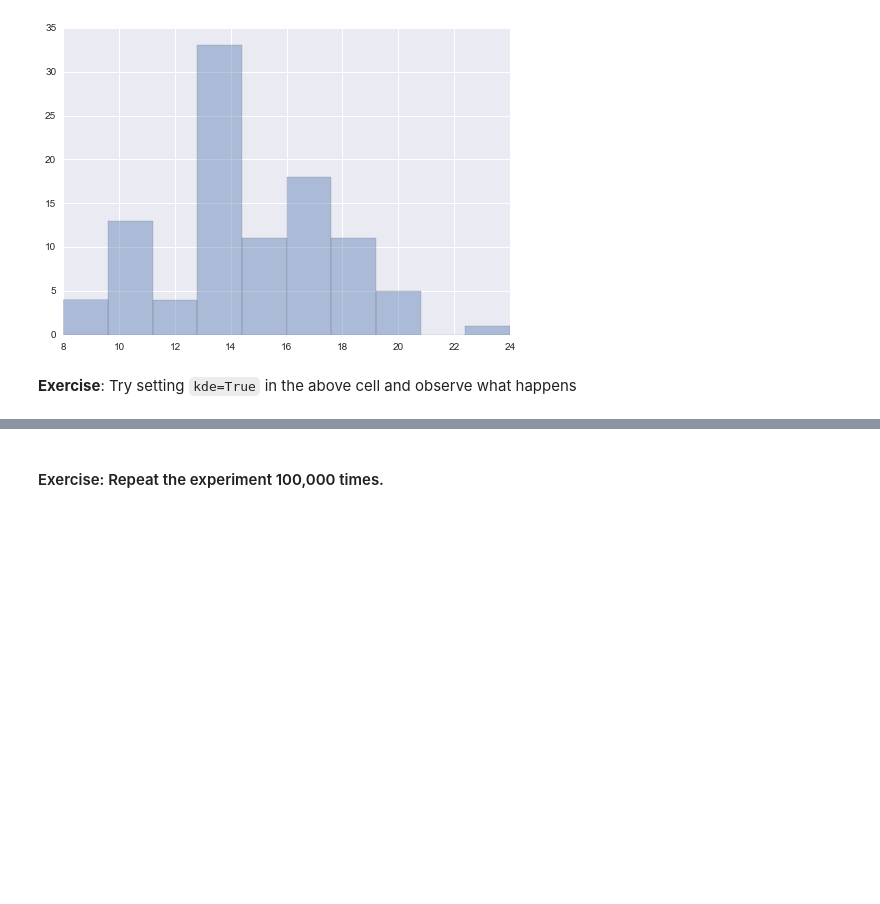
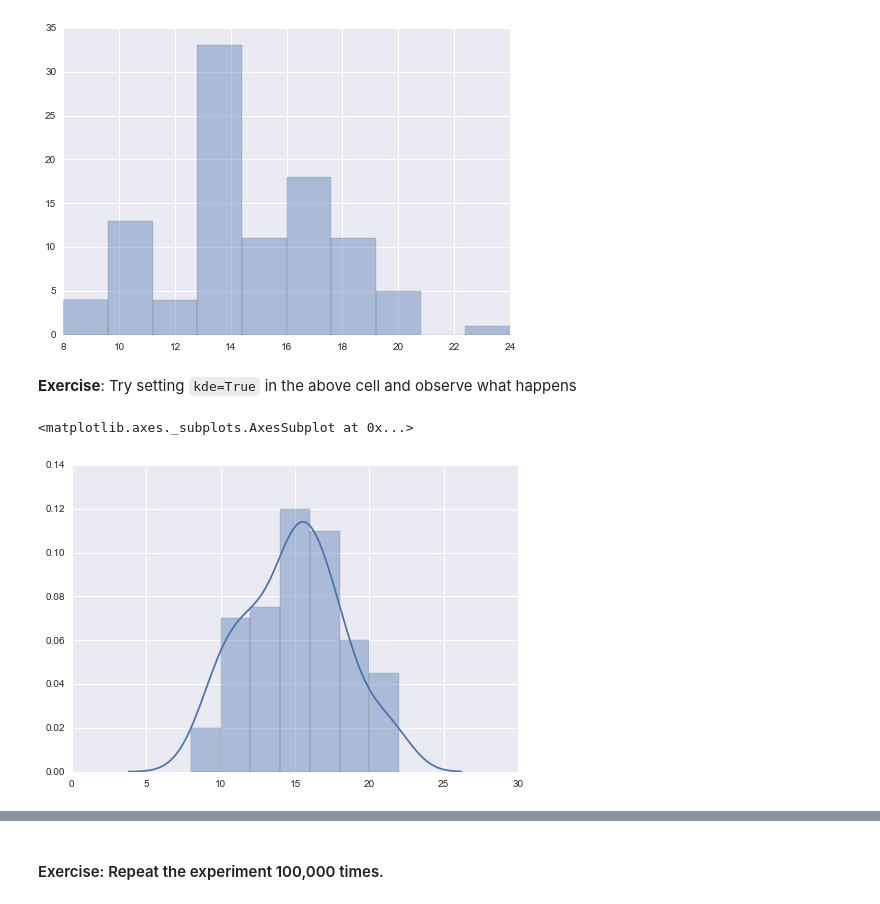
Before and after one commit to amitkaps/hackermath, a Jupyter notebook: Module_1c_probability.ipynb, the cells around one changed output, grey strips where cells are left out. Saved outputs shown, nothing was run; the diff lists cells and outputs as text; code cells hidden in the pictures; blank space fills up the shorter version.

```diff
--- a/Module_1c_probability.ipynb
+++ b/Module_1c_probability.ipynb
@@ -106,6 +106,11 @@ sns.distplot(head_count, kde=False)
 [figure]
 # %% [markdown]
 **Exercise**: Try setting `kde=True` in the above cell and observe what happens
+# %%
+sns.distplot(head_count, kde=True)
+# %% [output]
+<matplotlib.axes._subplots.AxesSubplot at 0x...>
+[figure, added]
 # %%
 #Number of times the experiment returned 24 heads.
 head_count[head_count>=24]
```
Also changed, not shown: parts of 4 cells of this notebook, 15 other files.
